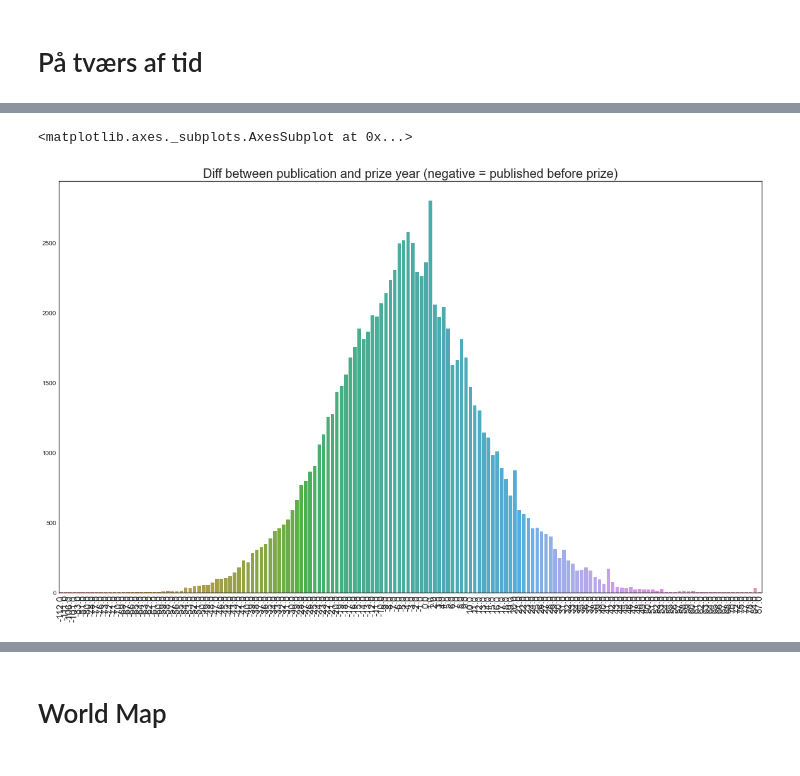
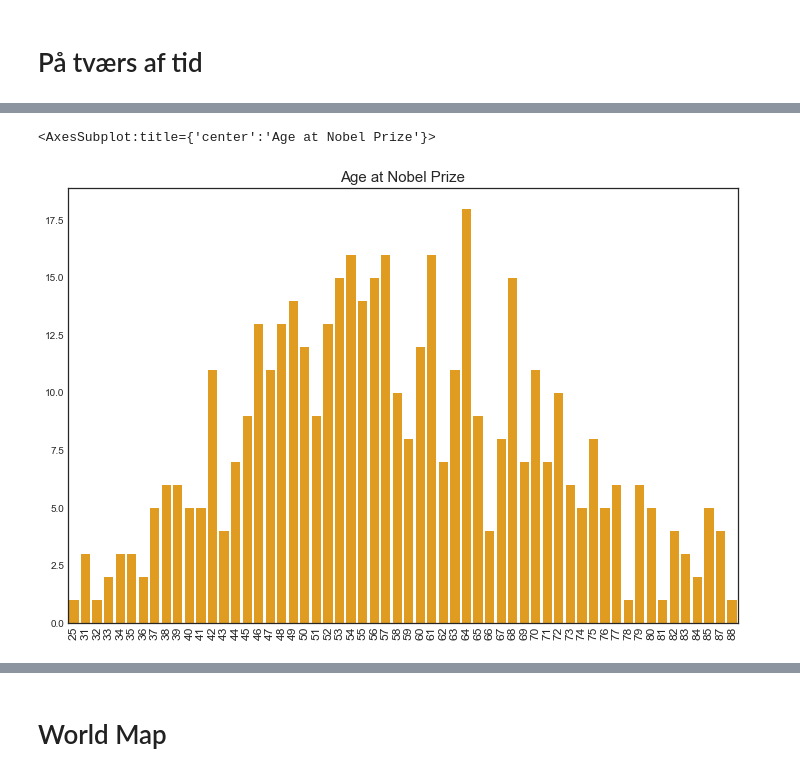
Before and after one commit to EsbenBL/AKOP2021, a Jupyter notebook: dataverse_files/Descriptive Analysis.ipynb, the cells around one changed output, grey strips where cells are left out. Drawn from its saved outputs; the diff is of its cells as text; code cells hidden in the pictures.

```diff
--- a/dataverse_files/Descriptive Analysis.ipynb
+++ b/dataverse_files/Descriptive Analysis.ipynb
@@ -38,6 +6,11 @@ import seaborn as sns
 import matplotlib.pylab as plt
 %matplotlib inline
 
-master = pd.read_csv('final_data_set.csv', sep = ';', encoding = 'utf-8')
+master = pd.read_csv('preproc_dataset.csv', sep = ';', encoding = 'utf-8')
+
+# reduce e.g. Britain, Germany nationality to the first mentioned nationality, i.e. Britain
+master.nationality = master.nationality.apply(lambda x: x.split(',')[0])
+master.nationality = master.nationality.apply(lambda x: x.split('-')[0])
+
 uni_df = master.drop_duplicates('affiliation')[['affiliation', 'uni_nationality', 'continent']]
 lau_df = master.drop_duplicates('laureate_name')[['laureate_name', 'nationality', 'birthyear', 'gender_mf']]
@@ -43,0 +148,11 @@ lau_df = master.drop_duplicates('laureate_name')[['laureate_name', 'nationality'
+# %%
+''' Cleaning '''
+# Remove observations without affiliation (or name, but might be redundant)
+# We can't use those in the network analysis
+
+_tot = master.laureate_name.nunique()
+print('In total: ', _tot)
+master = master.dropna(subset=["laureate_name", "affiliation"])
+_subtot = master.laureate_name.nunique()
+print('With affiliation at some point:', _subtot)
+print('Without affiliation at any point: ', _tot-_subtot)
@@ -62,12 +214,12 @@ drop_duplicates('laureate_name').affiliation.isna().sum()
 # %%
 # diff between publication year and prize year
-master['pub_prize_diff'] = master.apply(lambda x: x['pub_year']- x['prize_year'], axis =1)
+master['birth_prize_diff'] = master.apply(lambda x: x['prize_year']- x['birthyear'], axis =1)
 
-_vals = master['pub_prize_diff'].value_counts()
-fig, ax = plt.subplots(figsize=(20, 12))
-plt.xticks(rotation=90, size = 15)
-plt.title('Diff between publication and prize year (negative = published before prize)', size = 20)
-sns.barplot(x=_vals.index, y=_vals.values, ax=ax)
+b_year = master.drop_duplicates('laureate_name').birth_prize_diff.value_counts()
+fig, ax = plt.subplots(figsize=(12, 8))
+plt.title('Age at Nobel Prize', size = 15)
+plt.xticks(rotation=90, size = 12)
+sns.barplot(x=b_year.index, y = b_year.values, color = "orange")
 # %% [output]
-<matplotlib.axes._subplots.AxesSubplot at 0x...>
+<AxesSubplot:title={'center':'Age at Nobel Prize'}>
-[figure, old version]
+[figure, new version]
```
Also changed, not shown: parts of 46 cells of this notebook, 49 other files.
